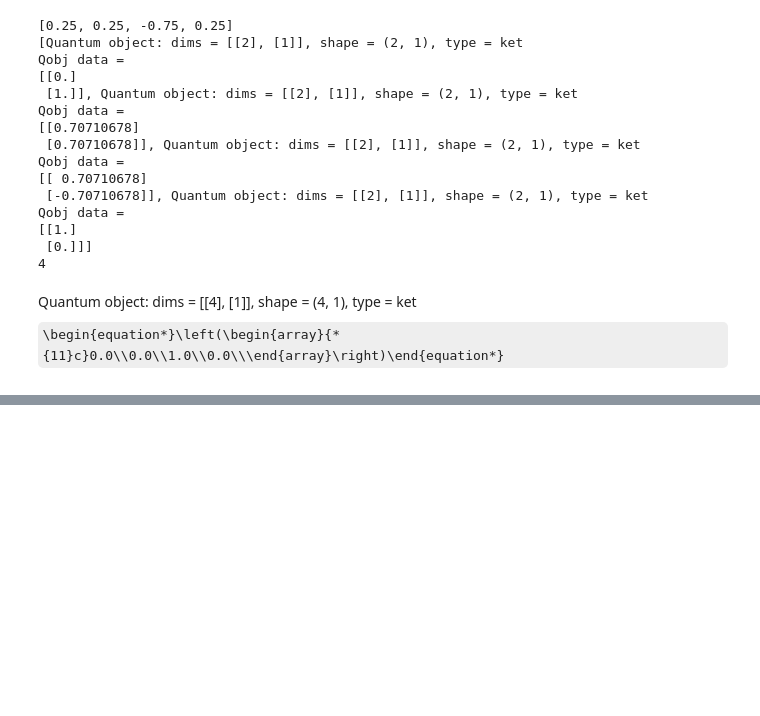
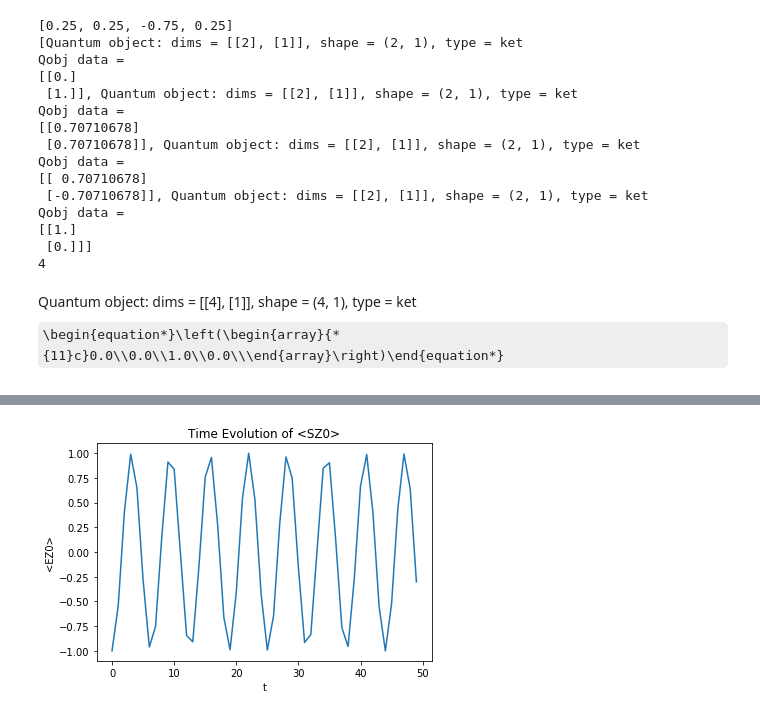
Before and after one commit to aorfi/Phys459, a Jupyter notebook: Analytic Solution CS .ipynb, the cells around one changed output, grey strips where cells are left out. Cells and saved outputs as stored; diff of their text form; code cells hidden in the pictures; some formulas as TeX source; blank space fills up the shorter version.

```diff
--- a/Analytic Solution CS .ipynb
+++ b/Analytic Solution CS .ipynb
@@ -176,21 +227,13 @@ Quantum object: dims = [[4], [1]], shape = (4, 1), type = ket\begin{equation*}\l
 # %%
-#Change to |j,mj> basis
-proj = np.zeros(numStates, dtype=complex) #projection of |s,ms,s0>
-#check the all up and all down states
-if psi0[0] != 0:
-    proj[0] = 1
-if psi0[numStates-1] != 0:
-    proj[numStates-1] = 1
-
-#checks other states and assigns coeff
+#Define S0z in |s,ms,s0> basis
+S0z = np.zeros((numStates,numStates))
+S0z[0][0] = 1
+S0z[numStates-1][numStates-1] = 1
 for i in range(numStates-2):
-    if (psi0[i+1] != 0) & (i%2 == 0):
-        print(i%2)
-        proj[i+1] += Coef[i+1][1]
-        proj[i+2] += Coef[i+1][0]
-    if (psi0[i+1] != 0) & (i%2 == 1):
-        proj[i+1] += Coef[i+1][1]
-        proj[i] += Coef[i+1][0]
-psi0J = Qobj(proj)
-psi0J
+    if i%2 == 0:
+        S0z[i+1][i+1] = 1
+    if i%2 == 1:
+        S0z[i+1][i+1] = -1
+S0zs = Qobj(S0z)
+S0zs
 # %% [output]
@@ -200,0 +241,4 @@ False
+# %%
+#Change S0z to |j,mj> basis
+S0zj = (ChangeOfB.dag())*S0zs*ChangeOfB
+S0zj
@@ -200,0 +247,7 @@ False
+# %%
+#expectation value of SZ0
+S0zT = np.zeros(steps, dtype = complex)
+for i in range(steps):
+    S0zTi = CpsiT[i]*S0zj*psiT[i]
+    S0zT[i] = (S0zTi[0][0])
+    print(S0zTi)
@@ -200,0 +272,8 @@ False
+# %%
+plt.plot(t,S0zT)
+plt.title('Time Evolution of <SZ0>')
+plt.ylabel("<EZ0>")
+plt.xlabel("t")
+plt.show()
+# %% [output]
+[figure, added]
```
Also changed, not shown: parts of 12 cells of this notebook.
